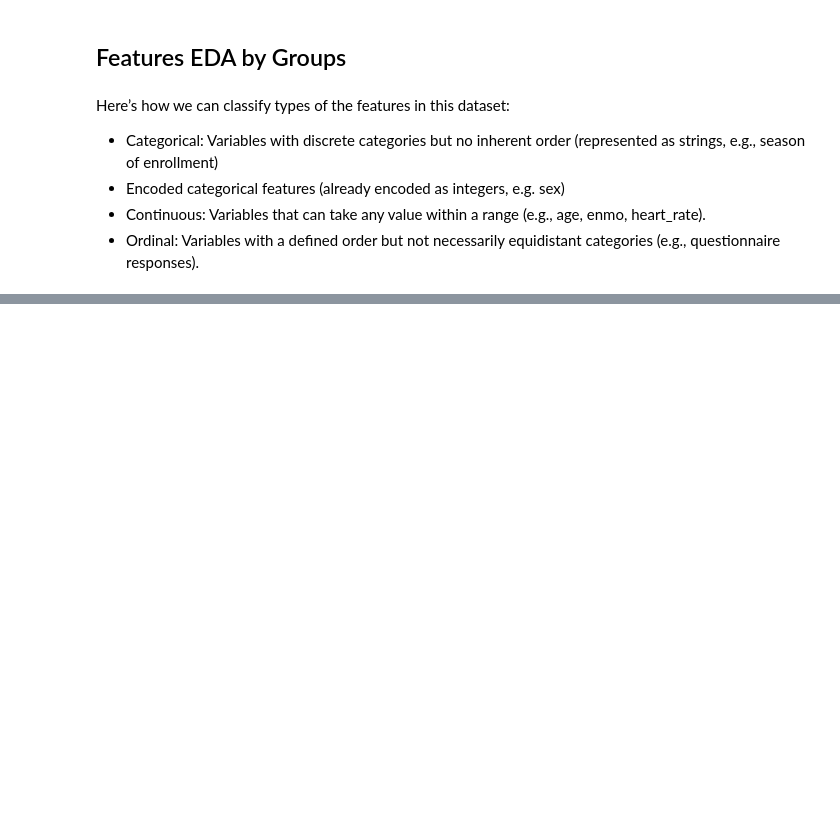
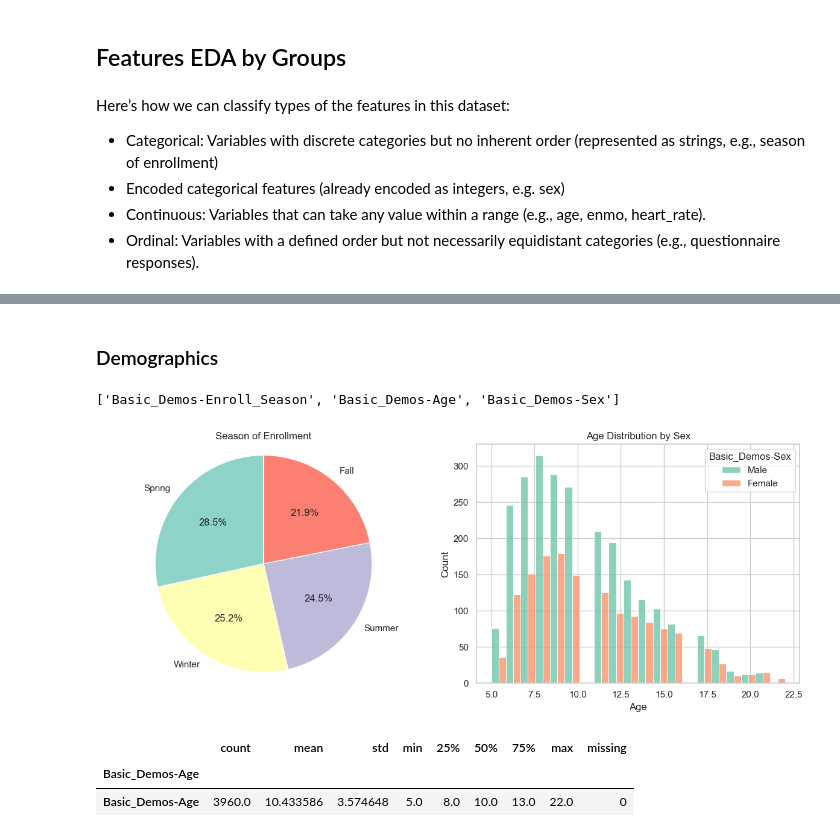
Before and after one commit to AdityaMarne/Kaggle_projects, a Jupyter notebook: ProblematicInternetUse/notebooks/EDA.ipynb, the cells around one changed output, grey strips where cells are left out. Drawn from its saved outputs; the diff is of its cells as text; code cells hidden in the pictures; blank space fills up the shorter version.

Commit message:
Added more EDA on train data

```diff
--- a/ProblematicInternetUse/notebooks/EDA.ipynb
+++ b/ProblematicInternetUse/notebooks/EDA.ipynb
@@ -797,0 +825,4 @@ Here’s how we can classify types of the features in this dataset:
+# %%
+season_columns = [col for col in train.columns if 'Season' in col]
+season_df = train[season_columns]
+season_df
@@ -797,0 +843,2 @@ Here’s how we can classify types of the features in this dataset:
+# %%
+train[season_columns] = train[season_columns].fillna("Missing")
@@ -797,0 +908,40 @@ Here’s how we can classify types of the features in this dataset:
+# %% [markdown]
+### Demographics
+# %%
+groups.get('Demographics', [])
+# %% [output]
+['Basic_Demos-Enroll_Season', 'Basic_Demos-Age', 'Basic_Demos-Sex']
+# %%
+fig, axes = plt.subplots(1,2, figsize=(12,5))
+
+#Season of Enrollment
+season_counts = train['Basic_Demos-Enroll_Season'].value_counts(dropna=False)
+
+axes[0].pie(
+    season_counts, labels=season_counts.index,
+    autopct='%1.1f%%', startangle=90,
+    colors=sns.color_palette("Set3")
+)
+axes[0].set_title('Season of Enrollment')
+axes[0].axis('equal')
+
+# Age Distribution by Sex
+sns.histplot(
+    data=train, x='Basic_Demos-Age',
+    hue='Basic_Demos-Sex', multiple='dodge',
+    palette="Set2", bins=20, ax=axes[1]
+)
+axes[1].set_title('Age Distribution by Sex')
+axes[1].set_xlabel('Age')
+axes[1].set_ylabel('Count')
+
+plt.tight_layout()
+plt.show()
+# %% [output]
+[figure, added]
+# %%
+calculate_stats(train, 'Basic_Demos-Age')
+# %% [output]
+|  | count | mean | std | min | 25% | 50% | 75% | max | missing |
+| Basic_Demos-Age |  |  |  |  |  |  |  |  |  |
+| Basic_Demos-Age | 3960.0 | 10.433586 | 3.574648 | 5.0 | 8.0 | 10.0 | 13.0 | 22.0 | 0 |
```
Also changed, not shown: parts of 30 cells of this notebook.
